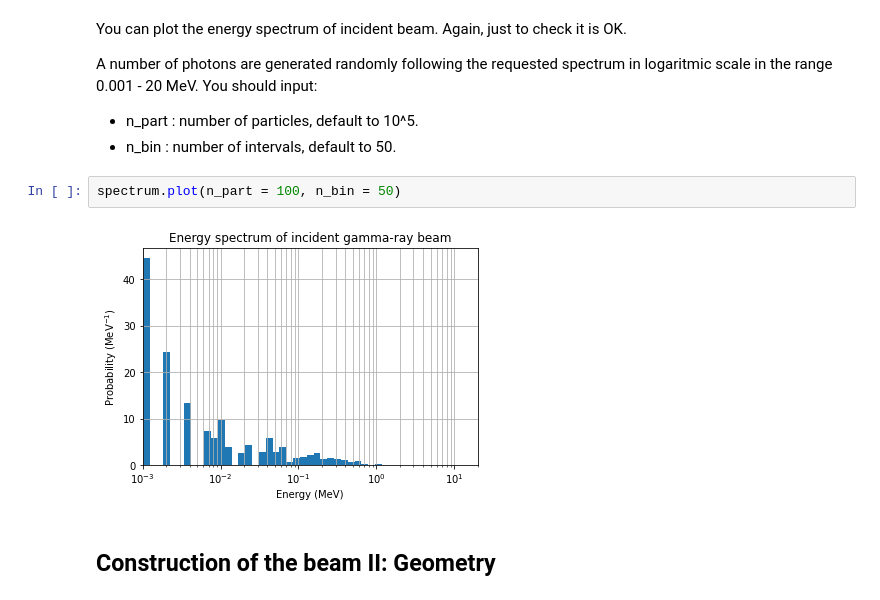
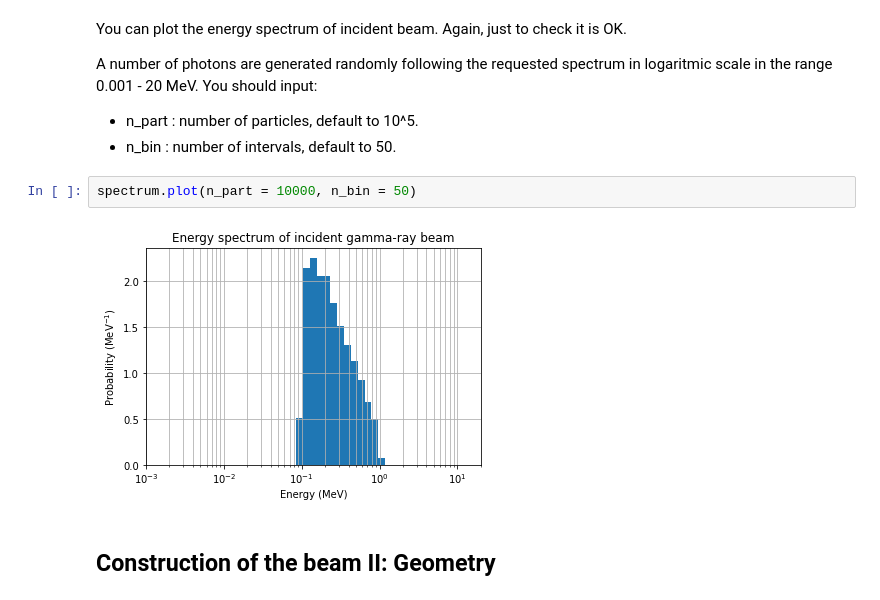
Before and after one commit to JaimeRosado/LegPy, a Jupyter notebook: notebooks/Photon-beam_simulation.ipynb, the cells around one changed output. Drawn from its saved outputs; the diff is of its cells as text.

```diff
--- a/notebooks/Photon-beam_simulation.ipynb
+++ b/notebooks/Photon-beam_simulation.ipynb
@@ -285,9 +285,9 @@ A number of photons are generated randomly following the requested spectrum in l
 - n_part : number of particles, default to 10^5.
 - n_bin : number of intervals, default to 50.
 # %%
-spectrum.plot(n_part = 100, n_bin = 50)
+spectrum.plot(n_part = 10000, n_bin = 50)
 # %% [output]
-[figure, old version]
+[figure, new version]
 # %% [markdown]
 ## Construction of the beam II:  Geometry
 # %% [markdown]
```
Also changed, not shown: parts of 29 cells of this notebook, 1 other file.
